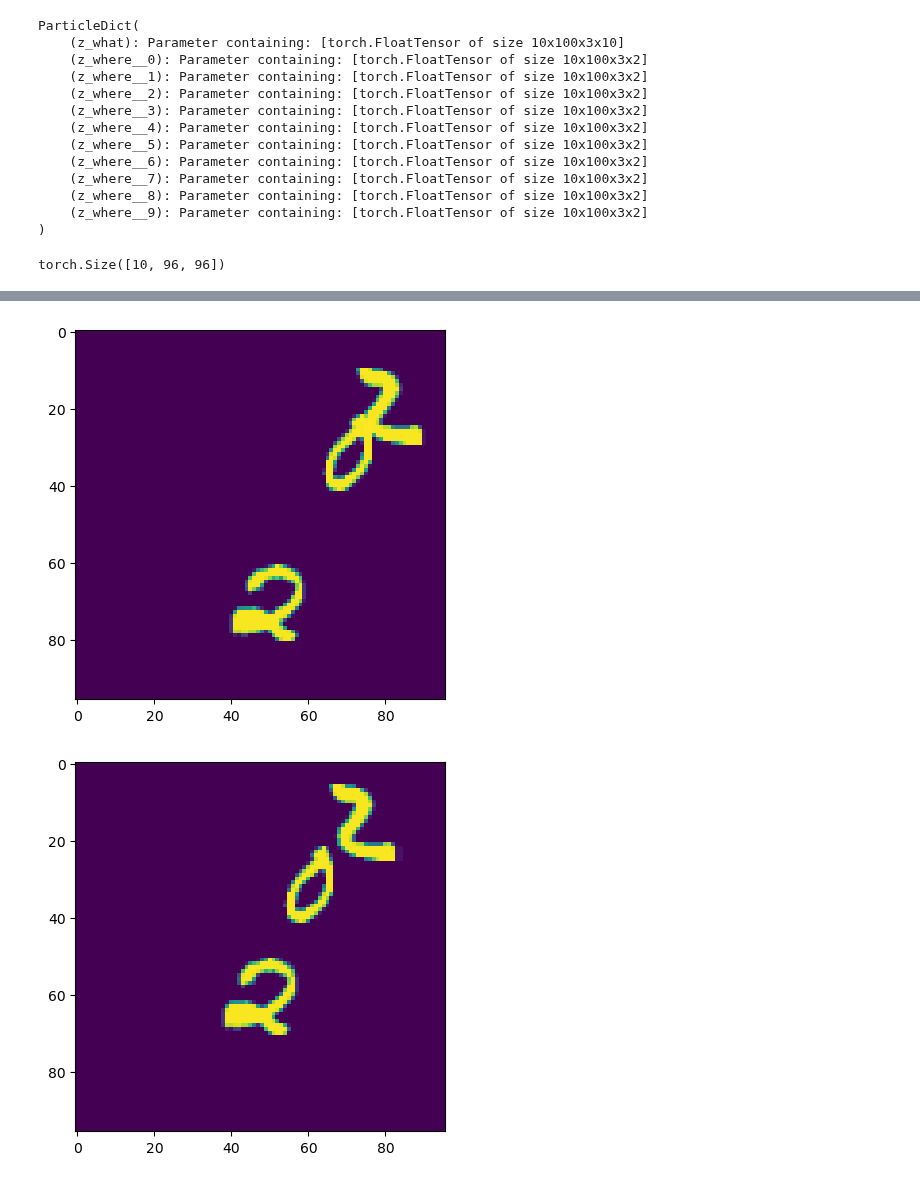
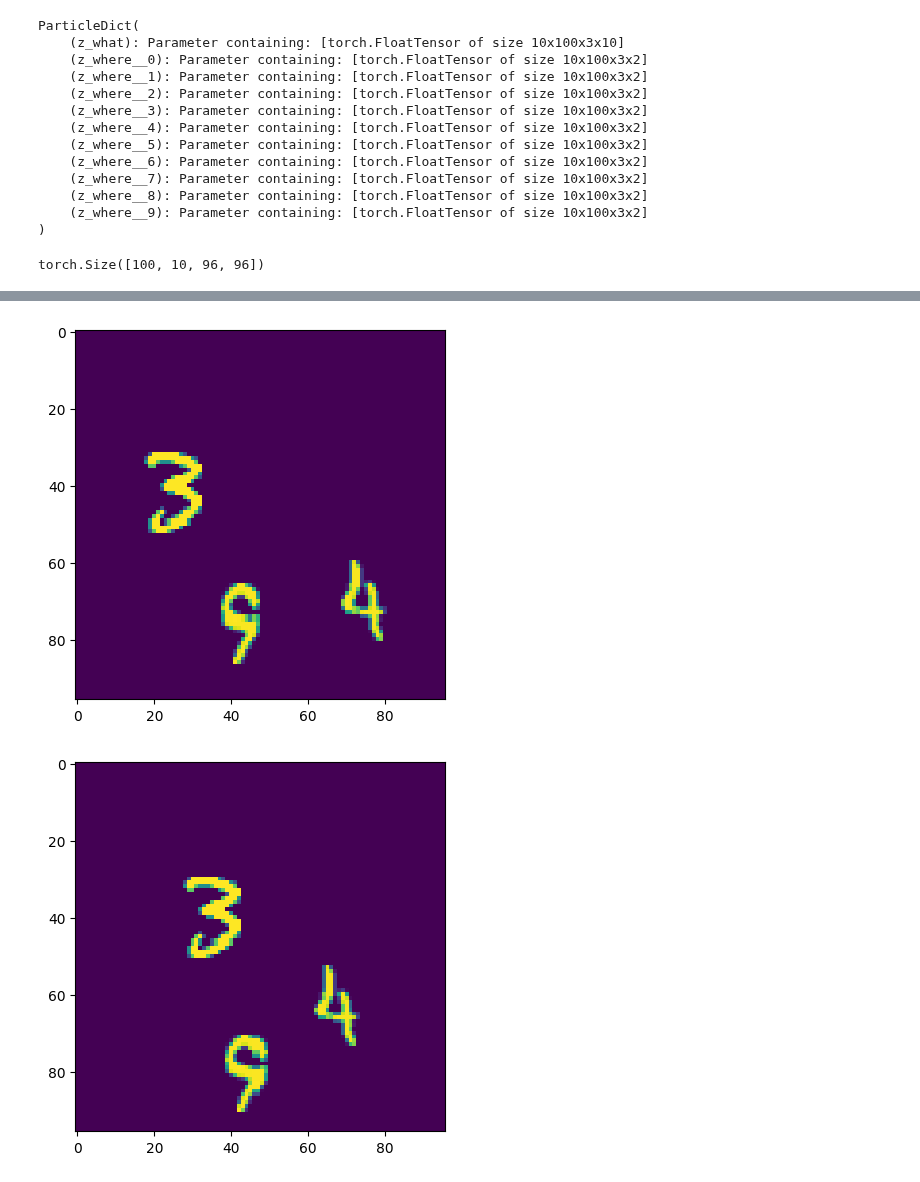
Before and after one commit to esennesh/dcpc_paper, a Jupyter notebook: experiments/ppc_minibmnist_eval.ipynb, the cells around one changed output, grey strips where cells are left out. Saved outputs shown, nothing was run; the diff lists cells and outputs as text; code cells hidden in the pictures.

Commit message:
experiments/ppc_minibmnist_eval: train in parallel for longer, evaluate garbage
Signed-off-by: Eli Sennesh <eli.sennesh@vanderbilt.edu>

```diff
--- a/experiments/ppc_minibmnist_eval.ipynb
+++ b/experiments/ppc_minibmnist_eval.ipynb
@@ -77,0 +18,2 @@ Checkpoint loaded. Resume training from epoch 171
+# %%
+config, (data, model, trainer) = train.from_file("experiments/ppc_minibmnist_config.json")
@@ -77,0 +25,2 @@ Checkpoint loaded. Resume training from epoch 171
+# %%
+trainer.fit(model, data, ckpt_path="saved/models/MiniBouncingMnist_Ppc/0512_234101/checkpoint_999.ckpt")
@@ -98,13 +69,13 @@ trainer._load_particles(range(trainer.data_loader.batch_size), False)
 # %%
 import matplotlib.pyplot as plt
 # %%
-xs, target, index = trainer.data_loader.dataset[0]
+xs, target, index = list(data.val_dataloader())[0]
 # %%
 xs.shape
 # %% [output]
-torch.Size([10, 96, 96])
+torch.Size([100, 10, 96, 96])
 # %%
-for t in range(xs.shape[0]):
-    plt.imshow(xs[t, :, :])
+for t in range(xs.shape[1]):
+    plt.imshow(xs[0, t, :, :])
     plt.show()
 # %% [output]
@@ -117,2 +88,2 @@ for t in range(xs.shape[0]):
-[figure, old version]
+[figure, new version]
-[figure, old version]
+[figure, new version]
```
Also changed, not shown: parts of 18 cells of this notebook, 1 other file.
